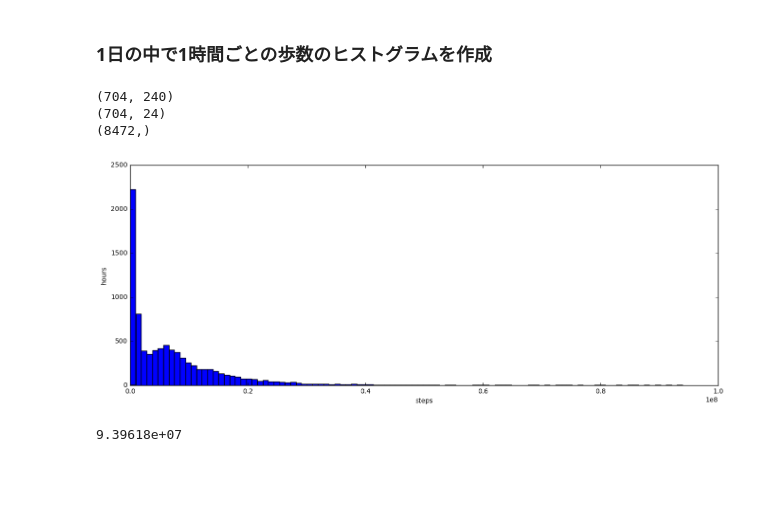
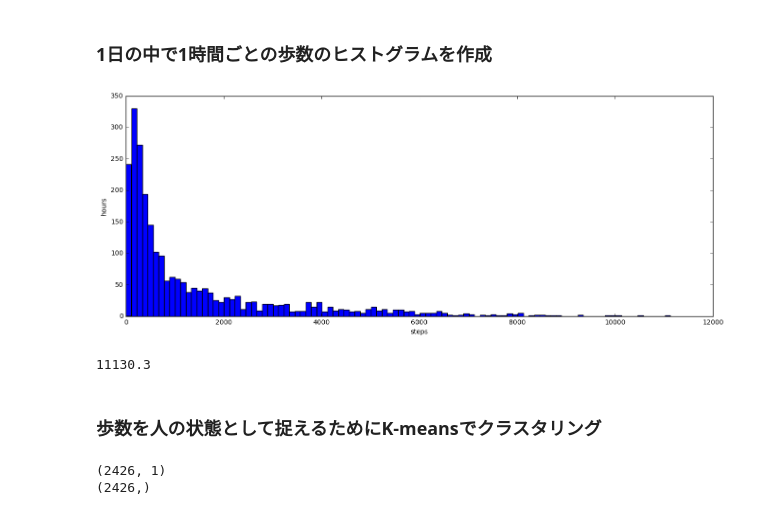
Before and after one commit to royroy55/otsuki_health_analysis, a Jupyter notebook: analyzer/otsuki_daily_analysis.ipynb, the cells around one changed output. Drawn from its saved outputs; the diff is of its cells as text; code cells hidden in the pictures; blank space fills up the shorter version.

Commit message:
cluster k-mean

```diff
--- a/analyzer/otsuki_daily_analysis.ipynb
+++ b/analyzer/otsuki_daily_analysis.ipynb
@@ -25,37 +26,40 @@ plt.show()
 # %% [markdown]
 ### 1日の中で1時間ごとの歩数のヒストグラムを作成
 # %%
-print X.shape
-daily_steps = X[:, :24]
-print daily_steps.shape
-daily_steps = daily_steps[daily_steps != 0.0]
-daily_steps.reshape(-1,)
+#print X.shape
+#daily_steps = X
+daily_step = X[:, :24]
+#print daily_step.shape
+daily_steps = daily_step[daily_step != 0.0]
+#daily_steps.reshape(-1,)
 #numpy.ravel(daily_steps)
-print daily_steps.shape
+#print daily_steps.shape
-# %% [output]
-(704, 240)
-(704, 24)
-(8472,)
 # %%
-'''
-fig = plt.figure()
-ax = fig.add_subplot(1, 1, 1)
-ax.hist(daily_steps, bins=100)
-ax.set_xlabel('steps')
-ax.set_ylabel('hours')
-ax.xticks([5000])
-fig.show()
-'''
 plt.figure(figsize=(16,6))
 plt.hist(daily_steps, bins=100)
 plt.xlabel('steps')
-plt.ylabel('hours')
+plt.ylabel('number')
 #plt.xticks([5000])
 plt.show()
 # %% [output]
-[figure, old version]
+[figure, new version]
 # %%
-# 歩数のmax値が9000万歩ってどゆこと？
 print numpy.max(daily_steps)
 # %% [output]
-9.39618e+07
+11130.3
+# %% [markdown]
+### 歩数を人の状態として捉えるためにK-meansでクラスタリング
+# %%
+from sklearn import decomposition
+from sklearn.cluster import KMeans
+
+# sklearnを使ってK-means法でクラスタリングする関数
+numpy.delete(daily_step, numpy.where(daily_step==0.0))
+#step = daily_step
+step = daily_steps[:, numpy.newaxis]
+clus = KMeans(n_clusters=4).fit_predict(step)
+print step.shape
+print clus.shape
+# %% [output]
+(2426, 1)
+(2426,)
```
Also changed, not shown: parts of 3 cells of this notebook.
